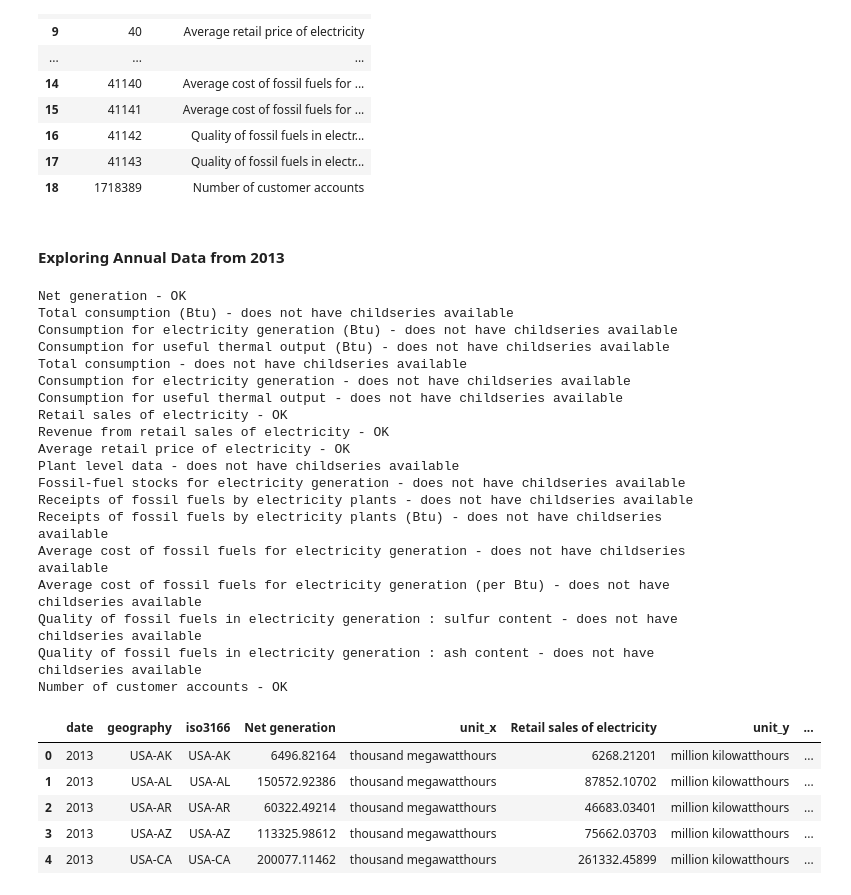
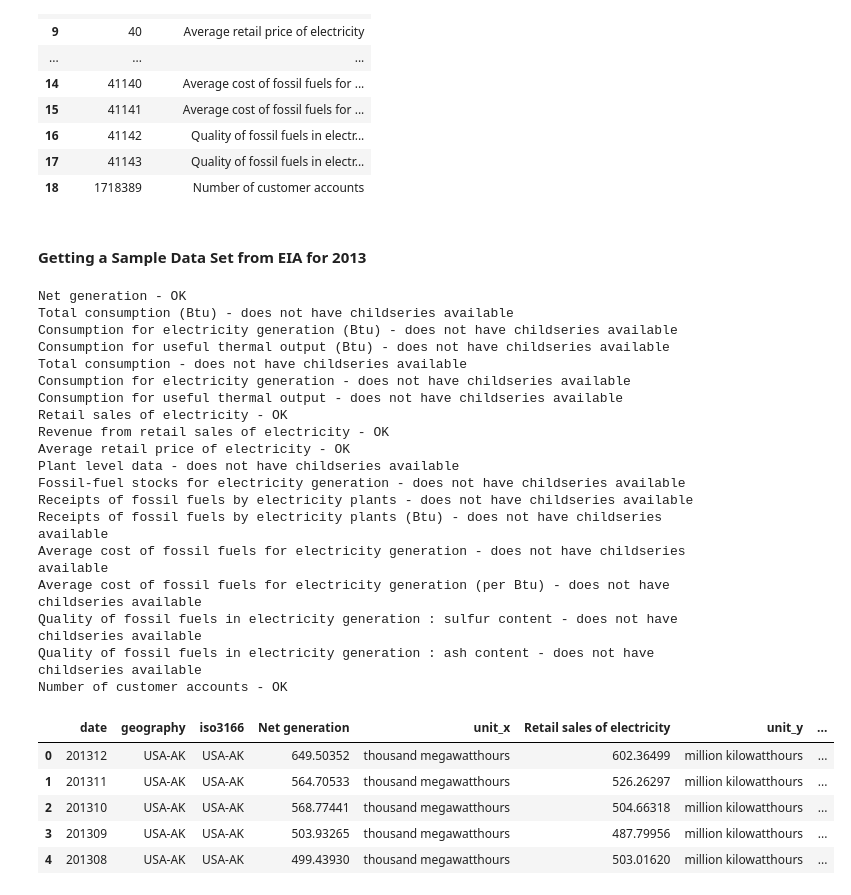
Before and after one commit to megiza/First_CapstoneProject, a Jupyter notebook: Project1.ipynb, the cells around one changed output. Drawn from its saved outputs; the diff is of its cells as text; code cells hidden in the pictures.

```diff
--- a/Project1.ipynb
+++ b/Project1.ipynb
@@ -173,37 +203,37 @@ def get_eia_data(variables_idx, f,start, end):
                                       right_on=['date','geography','iso3166'])
     return df_data
 # %% [markdown]
-#### Exploring Annual Data from 2013
+#### Getting a Sample Data Set  from EIA for  2013
 # %%
 variables_idx=[0,1,2,3,4,5,6,7,8,9,10,11,12,13,14,15,16,17,18] #list of indexes of df_cat_IDs_0
-f='A' #Frequency can be 'A':Annual, 'Q':Quarter or 'M':Monthly
+f='M' #Frequency can be 'A':Annual, 'Q':Quarter or 'M':Monthly
 start='2013'
 end='2013'
 df_data=get_eia_data(variables_idx, f,start, end)
 df_data.head()
 # %% [output]
 Net generation - OK
 Total consumption (Btu) - does not have childseries available
 Consumption for electricity generation (Btu) - does not have childseries available
 Consumption for useful thermal output (Btu) - does not have childseries available
 Total consumption - does not have childseries available
 Consumption for electricity generation - does not have childseries available
 Consumption for useful thermal output - does not have childseries available
 Retail sales of electricity - OK
 Revenue from retail sales of electricity - OK
 Average retail price of electricity - OK
 Plant level data - does not have childseries available
 Fossil-fuel stocks for electricity generation - does not have childseries available
 Receipts of fossil fuels by electricity plants - does not have childseries available
 Receipts of fossil fuels by electricity plants (Btu) - does not have childseries available
 Average cost of fossil fuels for electricity generation - does not have childseries available
 Average cost of fossil fuels for electricity generation (per Btu) - does not have childseries available
 Quality of fossil fuels in electricity generation : sulfur content - does not have childseries available
 Quality of fossil fuels in electricity generation : ash content - does not have childseries available
 Number of customer accounts - OK
 |  | date | geography | iso3166 | Net generation | unit_x | Retail sales of electricity | unit_y | ... |
-| 0 | 2013 | USA-AK | USA-AK | 6496.82164 | thousand megawatthours | 6268.21201 | million kilowatthours | ... |
-| 1 | 2013 | USA-AL | USA-AL | 150572.92386 | thousand megawatthours | 87852.10702 | million kilowatthours | ... |
-| 2 | 2013 | USA-AR | USA-AR | 60322.49214 | thousand megawatthours | 46683.03401 | million kilowatthours | ... |
-| 3 | 2013 | USA-AZ | USA-AZ | 113325.98612 | thousand megawatthours | 75662.03703 | million kilowatthours | ... |
-| 4 | 2013 | USA-CA | USA-CA | 200077.11462 | thousand megawatthours | 261332.45899 | million kilowatthours | ... |
+| 0 | 201312 | USA-AK | USA-AK | 649.50352 | thousand megawatthours | 602.36499 | million kilowatthours | ... |
+| 1 | 201311 | USA-AK | USA-AK | 564.70533 | thousand megawatthours | 526.26297 | million kilowatthours | ... |
+| 2 | 201310 | USA-AK | USA-AK | 568.77441 | thousand megawatthours | 504.66318 | million kilowatthours | ... |
+| 3 | 201309 | USA-AK | USA-AK | 503.93265 | thousand megawatthours | 487.79956 | million kilowatthours | ... |
+| 4 | 201308 | USA-AK | USA-AK | 499.43930 | thousand megawatthours | 503.01620 | million kilowatthours | ... |
```
Also changed, not shown: parts of 35 cells of this notebook.
